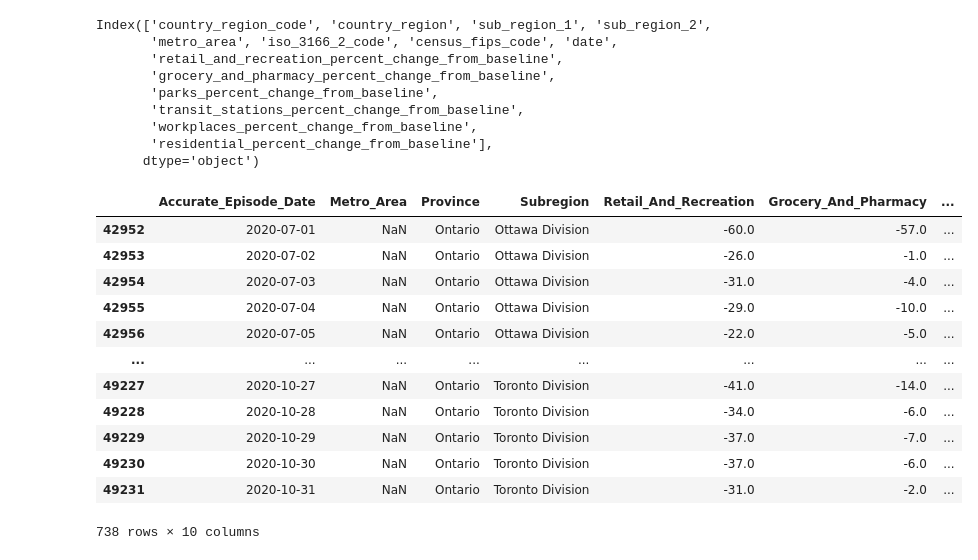
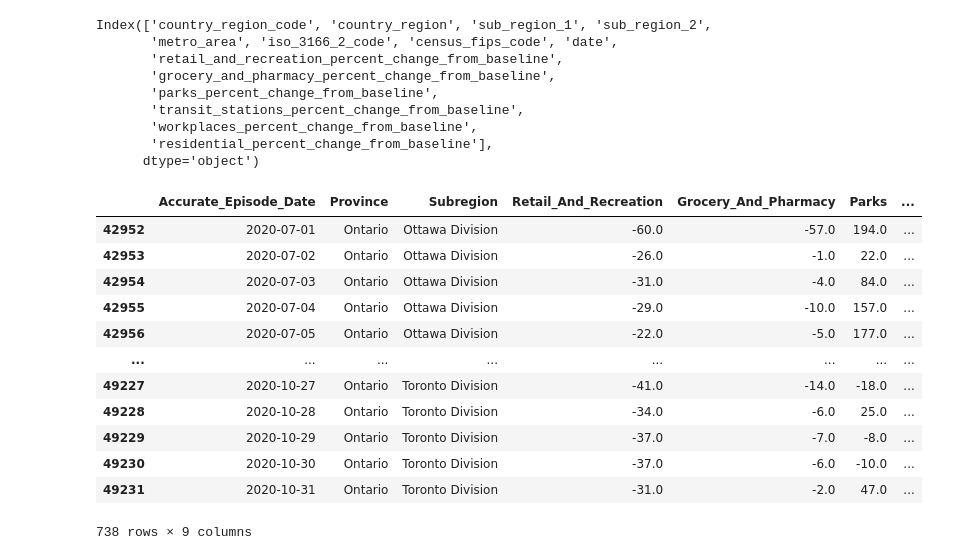
Before and after one commit to vekshan/Covid-19-Tracking-and-Lifestyle-Trends, a Jupyter notebook: preprocess_mobility.ipynb, the cells around one changed output. Drawn from its saved outputs; the diff is of its cells as text; code cells hidden in the pictures.

```diff
--- a/preprocess_mobility.ipynb
+++ b/preprocess_mobility.ipynb
@@ -35,23 +35,23 @@ Index(['country_region_code', 'country_region', 'sub_region_1', 'sub_region_2',
        'residential_percent_change_from_baseline'],
       dtype='object')
 # %%
-Mobility_dimension = cases[['date', 'metro_area', 'sub_region_1', 'sub_region_2','retail_and_recreation_percent_change_from_baseline', 'grocery_and_pharmacy_percent_change_from_baseline', 'parks_percent_change_from_baseline', 'transit_stations_percent_change_from_baseline', 'workplaces_percent_change_from_baseline', 'residential_percent_change_from_baseline']].copy()
-Mobility_dimension.columns = ['Accurate_Episode_Date', 'Metro_Area', 'Province', 'Subregion', 'Retail_And_Recreation', 'Grocery_And_Pharmacy', 'Parks', 'Transit_Stations', 'Workplaces', 'Residential']
+Mobility_dimension = cases[['date', 'sub_region_1', 'sub_region_2','retail_and_recreation_percent_change_from_baseline', 'grocery_and_pharmacy_percent_change_from_baseline', 'parks_percent_change_from_baseline', 'transit_stations_percent_change_from_baseline', 'workplaces_percent_change_from_baseline', 'residential_percent_change_from_baseline']].copy()
+Mobility_dimension.columns = ['Accurate_Episode_Date', 'Province', 'Subregion', 'Retail_And_Recreation', 'Grocery_And_Pharmacy', 'Parks', 'Transit_Stations', 'Workplaces', 'Residential']
 Mobility_dimension.head(1000)
 # %% [output]
-|  | Accurate_Episode_Date | Metro_Area | Province | Subregion | Retail_And_Recreation | Grocery_And_Pharmacy | ... |
-| 42952 | 2020-07-01 | NaN | Ontario | Ottawa Division | -60.0 | -57.0 | ... |
-| 42953 | 2020-07-02 | NaN | Ontario | Ottawa Division | -26.0 | -1.0 | ... |
-| 42954 | 2020-07-03 | NaN | Ontario | Ottawa Division | -31.0 | -4.0 | ... |
-| 42955 | 2020-07-04 | NaN | Ontario | Ottawa Division | -29.0 | -10.0 | ... |
-| 42956 | 2020-07-05 | NaN | Ontario | Ottawa Division | -22.0 | -5.0 | ... |
+|  | Accurate_Episode_Date | Province | Subregion | Retail_And_Recreation | Grocery_And_Pharmacy | Parks | ... |
+| 42952 | 2020-07-01 | Ontario | Ottawa Division | -60.0 | -57.0 | 194.0 | ... |
+| 42953 | 2020-07-02 | Ontario | Ottawa Division | -26.0 | -1.0 | 22.0 | ... |
+| 42954 | 2020-07-03 | Ontario | Ottawa Division | -31.0 | -4.0 | 84.0 | ... |
+| 42955 | 2020-07-04 | Ontario | Ottawa Division | -29.0 | -10.0 | 157.0 | ... |
+| 42956 | 2020-07-05 | Ontario | Ottawa Division | -22.0 | -5.0 | 177.0 | ... |
 | ... | ... | ... | ... | ... | ... | ... | ... |
-| 49227 | 2020-10-27 | NaN | Ontario | Toronto Division | -41.0 | -14.0 | ... |
-| 49228 | 2020-10-28 | NaN | Ontario | Toronto Division | -34.0 | -6.0 | ... |
-| 49229 | 2020-10-29 | NaN | Ontario | Toronto Division | -37.0 | -7.0 | ... |
-| 49230 | 2020-10-30 | NaN | Ontario | Toronto Division | -37.0 | -6.0 | ... |
-| 49231 | 2020-10-31 | NaN | Ontario | Toronto Division | -31.0 | -2.0 | ... |
+| 49227 | 2020-10-27 | Ontario | Toronto Division | -41.0 | -14.0 | -18.0 | ... |
+| 49228 | 2020-10-28 | Ontario | Toronto Division | -34.0 | -6.0 | 25.0 | ... |
+| 49229 | 2020-10-29 | Ontario | Toronto Division | -37.0 | -7.0 | -8.0 | ... |
+| 49230 | 2020-10-30 | Ontario | Toronto Division | -37.0 | -6.0 | -10.0 | ... |
+| 49231 | 2020-10-31 | Ontario | Toronto Division | -31.0 | -2.0 | 47.0 | ... |
-738 rows × 10 columns
+738 rows × 9 columns
 # %%
 Mobility_dimension.insert(0, "Mobility_Surrogate_Key",  np.arange(len(Mobility_dimension)))
 Mobility_dimension.head(70)
```
Also changed, not shown: parts of 3 cells of this notebook, 2 other files.
